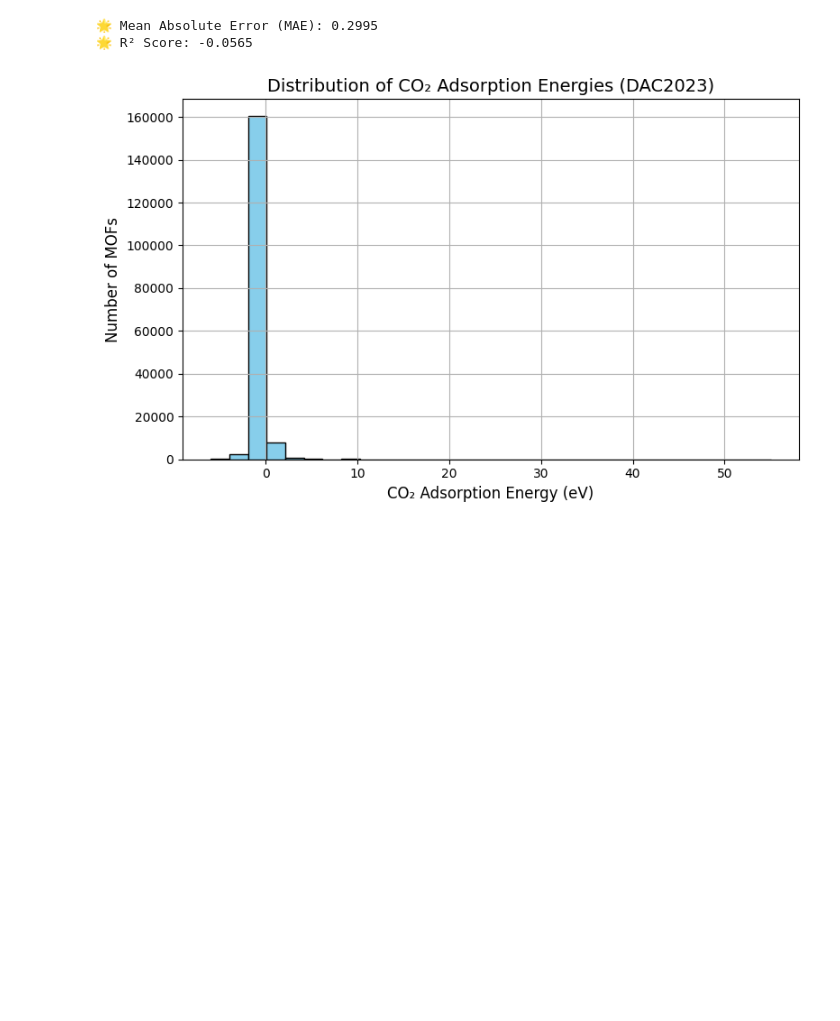
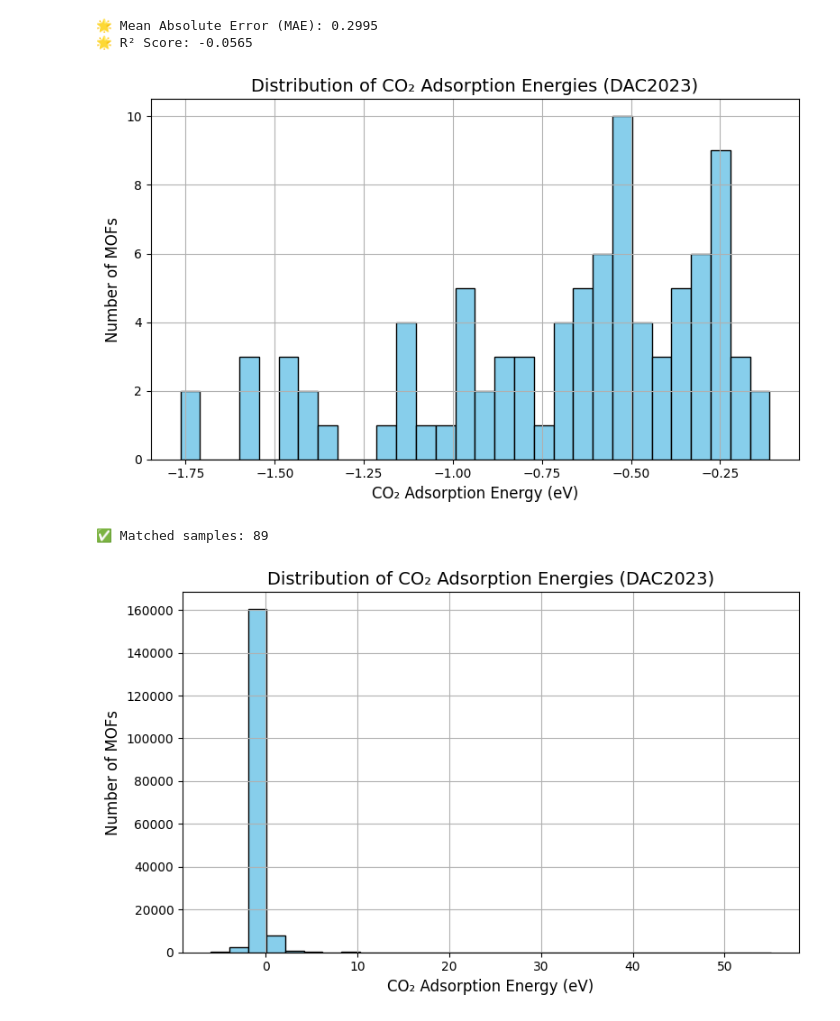
Before and after one commit to viewyan/DAC23, a Jupyter notebook: DAC2023.ipynb, the cells around one changed output. Cells and saved outputs as stored; diff of their text form; code cells hidden in the pictures; blank space fills up the shorter version.

```diff
--- a/DAC2023.ipynb
+++ b/DAC2023.ipynb
@@ -94,6 +81,24 @@ print(f"🌟 R² Score: {r2:.4f}")
 # %% [output]
 🌟 Mean Absolute Error (MAE): 0.2995
 🌟 R² Score: -0.0565
+# %%
+plt.figure(figsize=(8, 5))
+plt.hist(merged_df['adsorption_energy'], bins=30, color='skyblue', edgecolor='black')
+plt.xlabel("CO₂ Adsorption Energy (eV)", fontsize=12)
+plt.ylabel("Number of MOFs", fontsize=12)
+plt.title("Distribution of CO₂ Adsorption Energies (DAC2023)", fontsize=14)
+plt.grid(True)
+plt.tight_layout()
+plt.show()
+# %% [output]
+[figure, added]
+# %%
+features_df['Material'] = features_df['Material'].str.replace('.cif', '', regex=False)
+energy_df['Material'] = energy_df['mof_id'].apply(lambda x: x.split('_w_')[0])
+merged_df = pd.merge(energy_df, features_df, on='Material', how='inner')
+print(f"✅ Matched samples: {len(merged_df)}")
+# %% [output]
+✅ Matched samples: 89
 # %%
 plt.figure(figsize=(8, 5))
 plt.hist(energy_df['adsorption_energy'], bins=30, color='skyblue', edgecolor='black')
```
Also changed, not shown: parts of 2 cells of this notebook, 5 other files.
